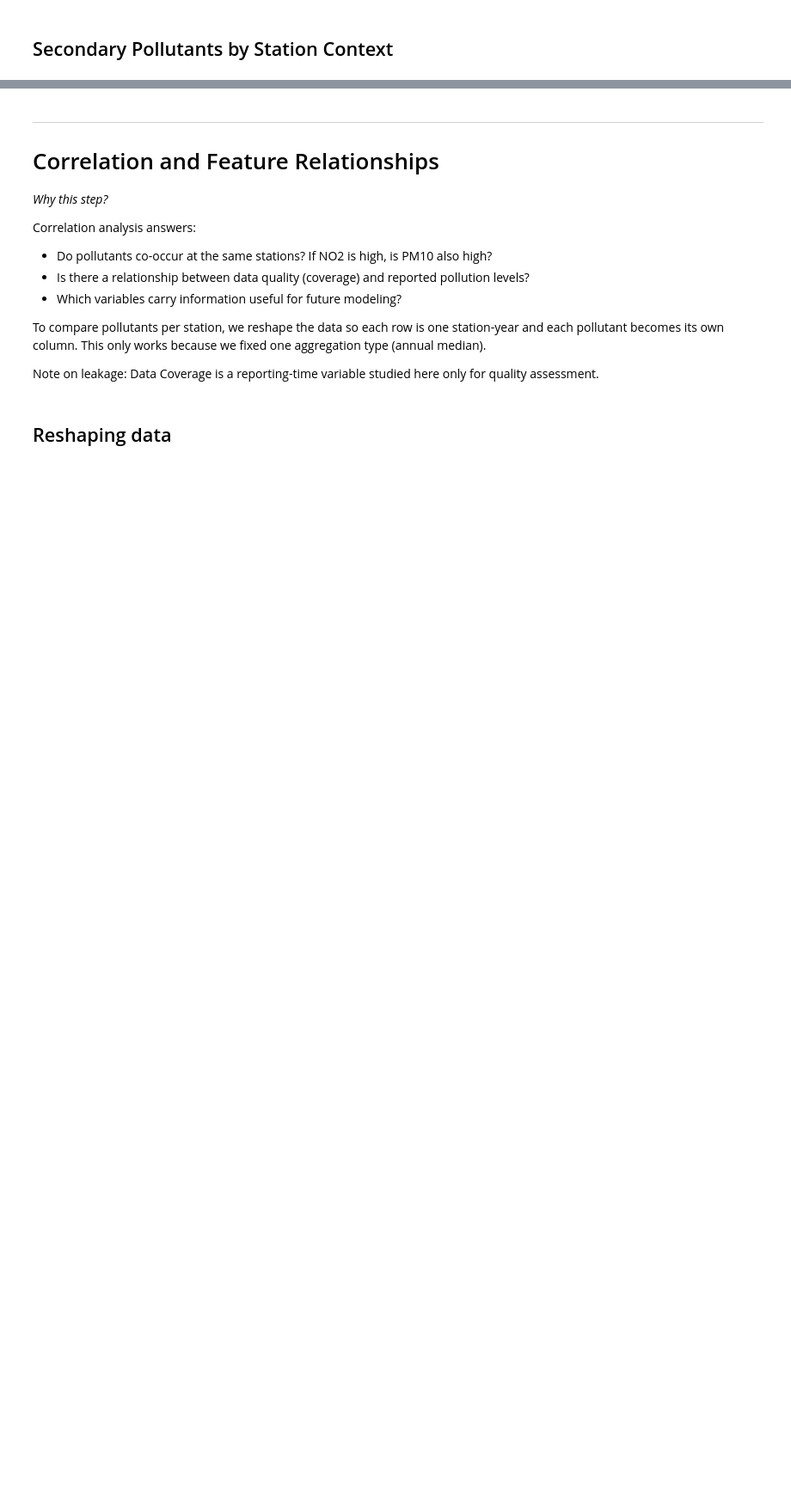
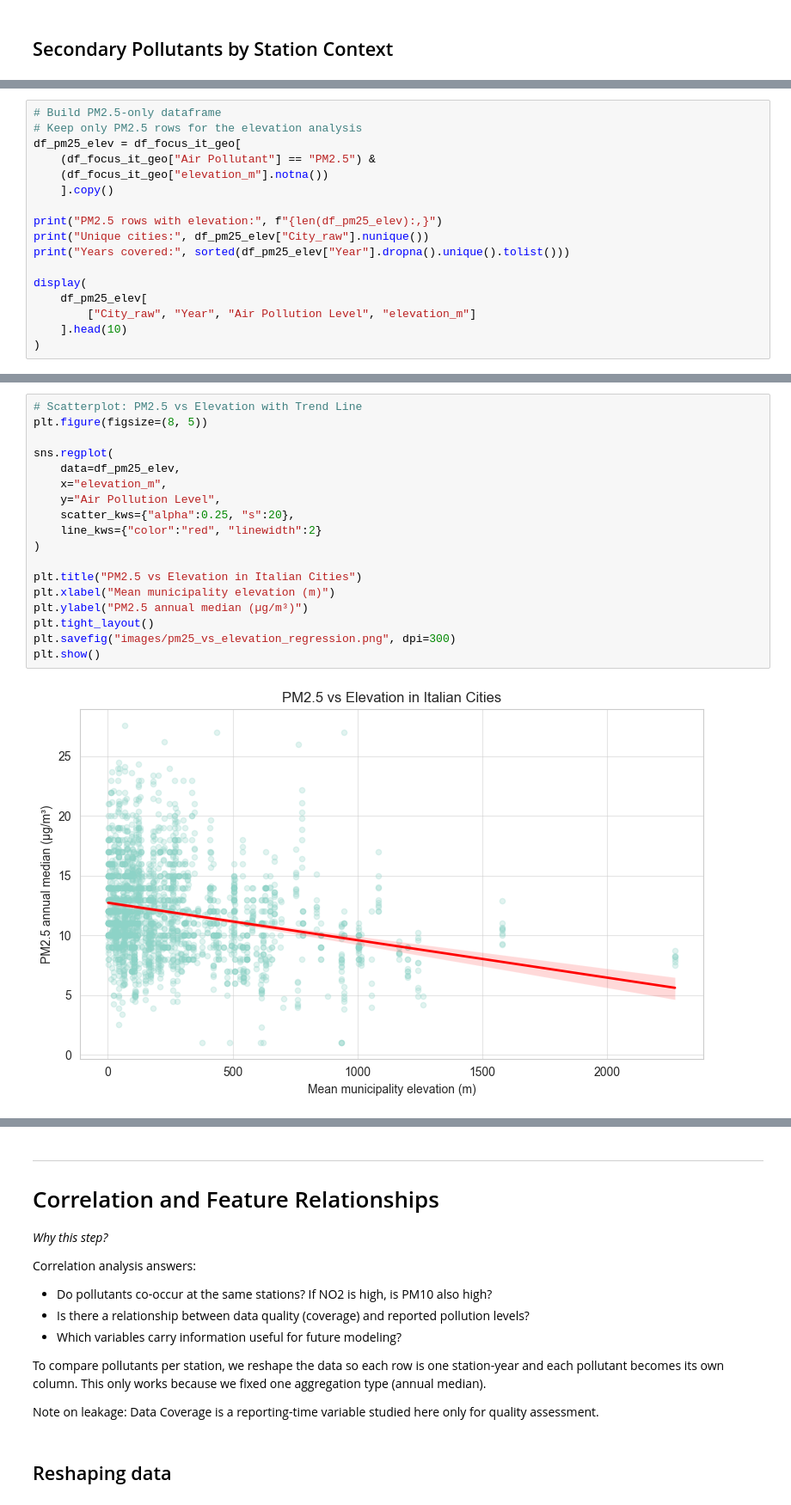
Before and after one commit to yelenashabanova/GrandChallengeAccenture, a Jupyter notebook: main.ipynb, the cells around one changed output, grey strips where cells are left out. Shown at 86% size. Cells and saved outputs as stored; diff of their text form; blank space fills up the shorter version.

Commit message:
small edits + elevation almost finished(sec 6.6) + couple new markdowns

```diff
--- a/main.ipynb
+++ b/main.ipynb
@@ -1012,0 +1348,17 @@ Key spatial findings:
+# %%
+# Build PM2.5-only dataframe
+# Keep only PM2.5 rows for the elevation analysis
+df_pm25_elev = df_focus_it_geo[
+    (df_focus_it_geo["Air Pollutant"] == "PM2.5") &
+    (df_focus_it_geo["elevation_m"].notna())
+    ].copy()
+
+print("PM2.5 rows with elevation:", f"{len(df_pm25_elev):,}")
+print("Unique cities:", df_pm25_elev["City_raw"].nunique())
+print("Years covered:", sorted(df_pm25_elev["Year"].dropna().unique().tolist()))
+
+display(
+    df_pm25_elev[
+        ["City_raw", "Year", "Air Pollution Level", "elevation_m"]
+    ].head(10)
+)
@@ -1012,0 +1380,20 @@ Key spatial findings:
+# %%
+# Scatterplot: PM2.5 vs Elevation with Trend Line
+plt.figure(figsize=(8, 5))
+
+sns.regplot(
+    data=df_pm25_elev,
+    x="elevation_m",
+    y="Air Pollution Level",
+    scatter_kws={"alpha":0.25, "s":20},
+    line_kws={"color":"red", "linewidth":2}
+)
+
+plt.title("PM2.5 vs Elevation in Italian Cities")
+plt.xlabel("Mean municipality elevation (m)")
+plt.ylabel("PM2.5 annual median (µg/m³)")
+plt.tight_layout()
+plt.savefig("images/pm25_vs_elevation_regression.png", dpi=300)
+plt.show()
+# %% [output]
+[figure, added]
```
Also changed, not shown: parts of 25 cells of this notebook, 28 other files.
